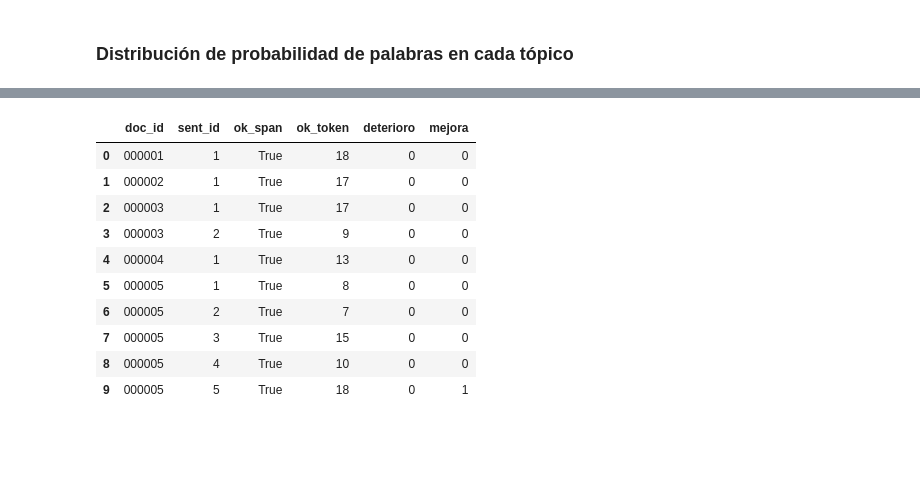
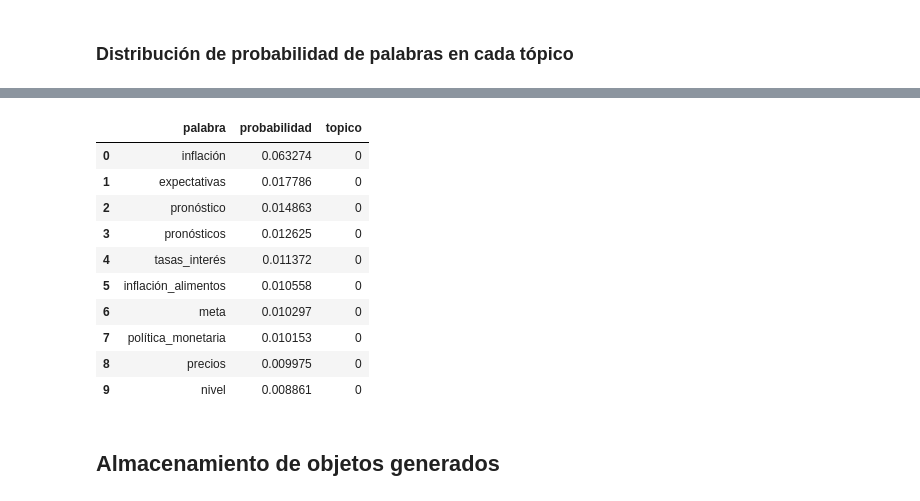
Before and after one commit to munozbravo/banrep, a Jupyter notebook: banrep/notebooks/ej_topicos.ipynb, the cells around one changed output, grey strips where cells are left out. Saved outputs shown, nothing was run; the diff lists cells and outputs as text; code cells hidden in the pictures; blank space fills up the shorter version.

```diff
--- a/banrep/notebooks/ej_topicos.ipynb
+++ b/banrep/notebooks/ej_topicos.ipynb
@@ -335,15 +325,18 @@ con_ngrams.head(10)
-# %%
-stats_frases = corpus.frases_stats()
-stats_frases.head(10)
-# %% [output]
-|  | doc_id | sent_id | ok_span | ok_token | deterioro | mejora |
-| 0 | 000001 | 1 | True | 18 | 0 | 0 |
-| 1 | 000002 | 1 | True | 17 | 0 | 0 |
-| 2 | 000003 | 1 | True | 17 | 0 | 0 |
-| 3 | 000003 | 2 | True | 9 | 0 | 0 |
-| 4 | 000004 | 1 | True | 13 | 0 | 0 |
-| 5 | 000005 | 1 | True | 8 | 0 | 0 |
-| 6 | 000005 | 2 | True | 7 | 0 | 0 |
-| 7 | 000005 | 3 | True | 15 | 0 | 0 |
-| 8 | 000005 | 4 | True | 10 | 0 | 0 |
-| 9 | 000005 | 5 | True | 18 | 0 | 1 |
+# %%
+palabras = topicos.palabras_probables(modelo, n=20)
+# %%
+palabras.head(10)
+# %% [output]
+|  | palabra | probabilidad | topico |
+| 0 | inflación | 0.063274 | 0 |
+| 1 | expectativas | 0.017786 | 0 |
+| 2 | pronóstico | 0.014863 | 0 |
+| 3 | pronósticos | 0.012625 | 0 |
+| 4 | tasas_interés | 0.011372 | 0 |
+| 5 | inflación_alimentos | 0.010558 | 0 |
+| 6 | meta | 0.010297 | 0 |
+| 7 | política_monetaria | 0.010153 | 0 |
+| 8 | precios | 0.009975 | 0 |
+| 9 | nivel | 0.008861 | 0 |
+# %% [markdown]
+## Almacenamiento de objetos generados
```
Also changed, not shown: parts of 56 cells of this notebook.
